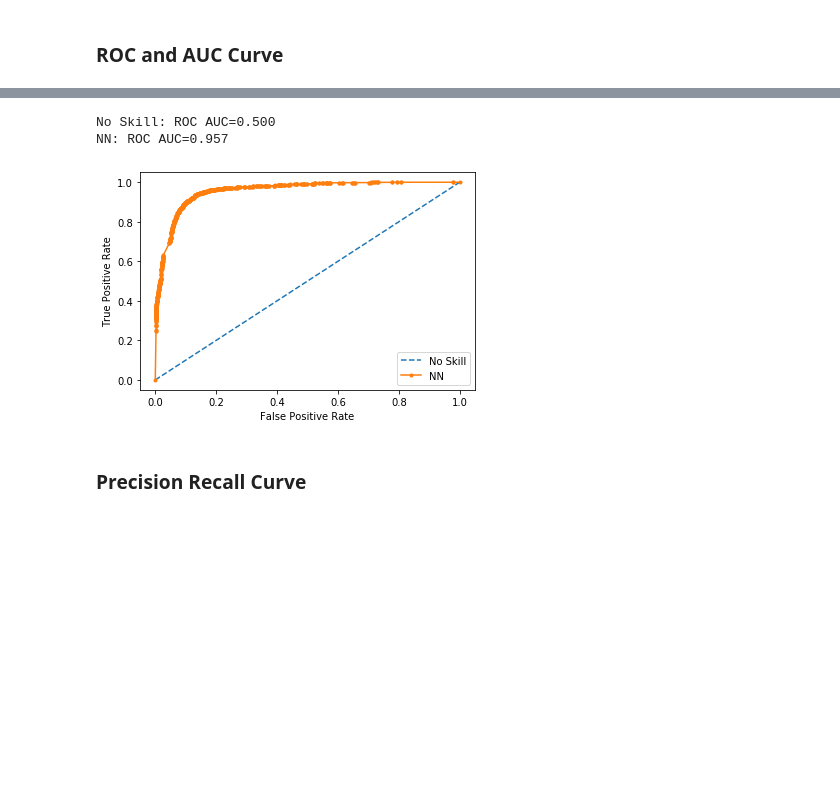
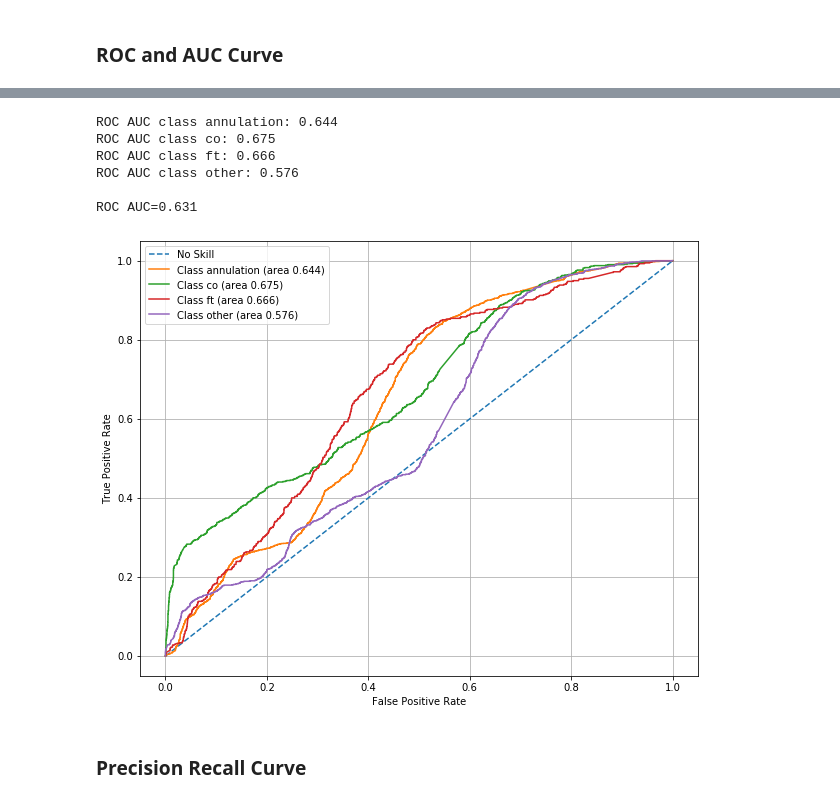
Before and after one commit to Christophe-pere/Text-classification, a Jupyter notebook: Notebooks/Text-classification.ipynb, the cells around one changed output, grey strips where cells are left out. Drawn from its saved outputs; the diff is of its cells as text; code cells hidden in the pictures; blank space fills up the shorter version.

```diff
--- a/Notebooks/Text-classification.ipynb
+++ b/Notebooks/Text-classification.ipynb
@@ -594,7 +1292,0 @@ from keras.layers import Conv1D, GlobalMaxPooling1D
-# %%
-model = keras.Sequential([
-  keras.layers.Embedding(embedding_matrix.shape[0], 16),
-  keras.layers.GlobalAveragePooling1D(),
-  keras.layers.Dense(1, activation='sigmoid')])
-
-model.summary()
@@ -622,0 +1293,27 @@ check_p = tf.keras.callbacks.ModelCheckpoint("save_models/model.h5", save_best_o
+# %%
+def shallow_neural_networks(word_index, label=labels, embedding_matrix=embedding_matrix, pre_trained=False):
+    if pre_trained==False:
+        embedded = keras.layers.Embedding(len(word_index) + 1, 16)
+    else:
+        embedded = keras.layers.Embedding(len(word_index) + 1, 300, weights=[embedding_matrix], trainable=False)
+
+    model = keras.Sequential([
+      embedded,
+      keras.layers.GlobalAveragePooling1D(),
+
+      keras.layers.Dense(1 if len(label)<=2 else len(label), activation='sigmoid')])
+
+    if len(label)==2:
+        model.compile(optimizer='adam',
+              loss=tf.losses.BinaryCrossentropy(from_logits=True),
+              metrics=['accuracy'])
+    else:
+        model.compile(optimizer='adam',
+              loss=tf.losses.SparseCategoricalCrossentropy(),
+              metrics=['accuracy'])
+    print(model.summary())
+
+    return model
+# %%
+if deep_learning:
+    model = shallow_neural_networks(word_index, pre_trained=True)
@@ -623,4 +1336,5 @@ check_p = tf.keras.callbacks.ModelCheckpoint("save_models/model.h5", save_best_o
 # %%
-history = model.fit(train_seq_x, train_y,
-                    epochs=50, callbacks=[es],
-                    validation_split=0.2)
+if deep_learning:
+    history = model.fit(train_seq_x, train_y,
+                    epochs=500, callbacks=[es],
+                    validation_split=0.2, verbose=False)
@@ -689,5 +1412,6 @@ weighted avg       0.90      0.90      0.90      5155
 # %% [markdown]
 <h3>ROC and AUC Curve</h3>
 # %%
-func_roc_auc_curve(model, valid_seq_x, valid_y)
+if deep_learning:
+    func_roc_auc_curve(model, valid_seq_x, valid_y)
 # %% [output]
@@ -698,8 +1422,12 @@ Please use `model.predict()` instead.
 Instructions for updating:
 Please use `model.predict()` instead.
-No Skill: ROC AUC=0.500
-NN: ROC AUC=0.957
+ROC AUC class annulation: 0.644
+ROC AUC class co: 0.675
+ROC AUC class ft: 0.666
+ROC AUC class other: 0.576
+
+ROC AUC=0.631
-[figure, old version]
+[figure, new version]
 # %% [markdown]
 <h3>Precision Recall Curve</h3>
 # %%
```
Also changed, not shown: parts of 381 cells of this notebook, 2 other files.
